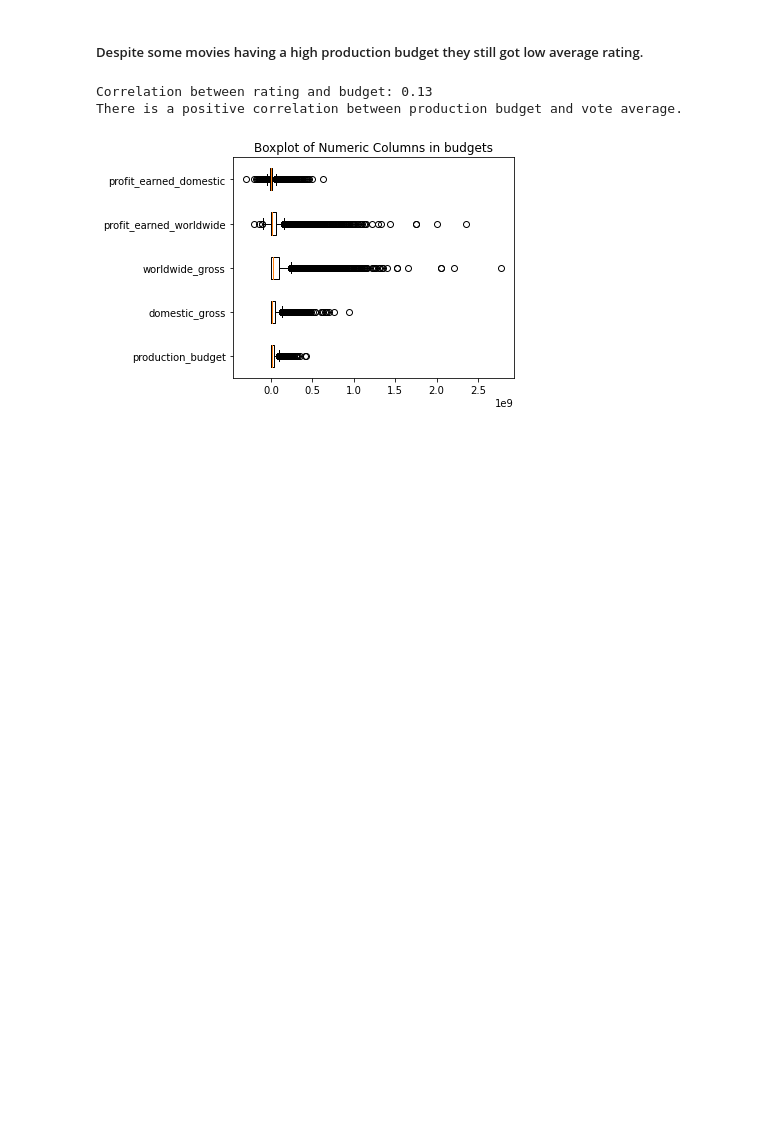
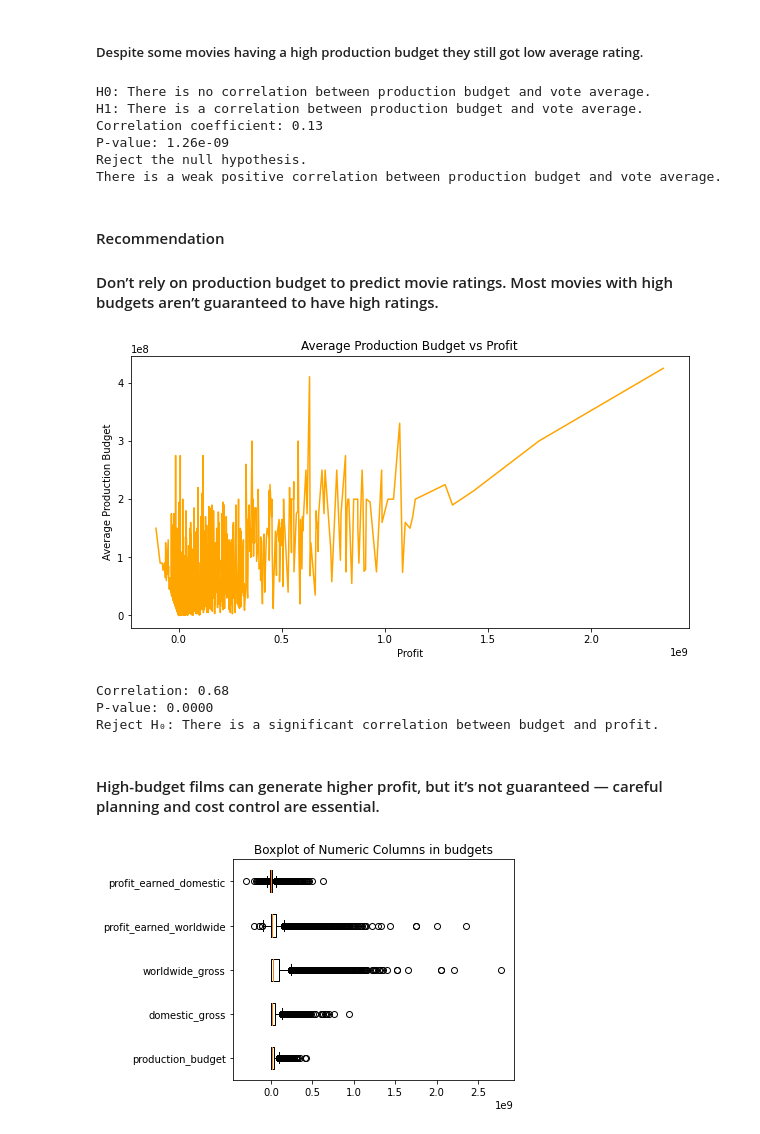
Before and after one commit to Graham-49/Phase2-project, a Jupyter notebook: notebooks/Sharon.ipynb, the cells around one changed output. Cells and saved outputs as stored; diff of their text form; code cells hidden in the pictures; blank space fills up the shorter version.

Commit message:
Hypothesis testing and correlation

```diff
--- a/notebooks/Sharon.ipynb
+++ b/notebooks/Sharon.ipynb
@@ -372,26 +372,71 @@ plt.show()
 # %% [markdown]
 ##### Despite some movies having a high production budget they still got low average rating.
-# %%
-joined_df['production_budget_billion'] = joined_df['production_budget'] / 1e7
-correlation = joined_df['vote_average'].corr(joined_df['production_budget_billion'])
-print(f"Correlation between rating and budget: {correlation:.2f}")
-def correlation_analysis(correlation):
-    """Analyzes and prints the nature of the correlation coefficient."""
-    if correlation > 0:
-        print("There is a positive correlation between production budget and vote average.")
-    elif correlation < 0:
-        print("There is a negative correlation between production budget and vote average.")
-    else:
-        # This case handles an exact 0.0 correlation
-        print("There is no linear correlation between production budget and vote average.")
-correlation_analysis(correlation)
-# %% [output]
-Correlation between rating and budget: 0.13
-There is a positive correlation between production budget and vote average.
+# %%
+def correlation_analysis(h0, h1,x,y, alpha):
+    """Analyzes and prints the nature of the correlation coefficient."""
+    print(f"H0: {h0}")
+    print(f"H1: {h1}")
+    corr, p_value = pearsonr(x, y)
+    print(f"Correlation coefficient: {corr:.2f}")
+    print(f"P-value: {p_value:.2e}")
+    if p_value < alpha:
+        print("Reject the null hypothesis.")
+    else:
+        print("Fail to reject the null hypothesis.")
+    if corr > 0 and corr < 0.5:
+        print("There is a weak positive correlation between production budget and vote average.")
+    elif corr < 0 and corr > -0.5:
+        print("There is a weak negative correlation between production budget and vote average.")
+    else:
+        print("There is no linear correlation between production budget and vote average.")
+correlation_analysis(h0, h1, joined_df['production_budget'], joined_df['vote_average'], alpha=0.05)
+# %% [output]
+H0: There is no correlation between production budget and vote average.
+H1: There is a correlation between production budget and vote average.
+Correlation coefficient: 0.13
+P-value: 1.26e-09
+Reject the null hypothesis.
+There is a weak positive correlation between production budget and vote average.
+# %% [markdown]
+#### Recommendation
+#### Don’t rely on production budget to predict movie ratings. Most movies with high budgets aren’t guaranteed to have high ratings.
 # %%
 # create a `profit_earned ` column form subtracting gross from budget
 budgets['profit_earned_worldwide'] = budgets['worldwide_gross'] - budgets['production_budget']
 budgets['profit_earned_domestic'] = budgets['domestic_gross'] - budgets['production_budget']
+# %%
+# Create a Profit column (worldwide_gross - production_budget)
+joined_df['Profit'] = joined_df['worldwide_gross'] - joined_df['production_budget']
+
+# Now group and plot
+average_budget_profit = joined_df.groupby('Profit')['production_budget'].mean()
+average_budget_profit.plot(kind='line', figsize=(10,5), color='orange')
+plt.title('Average Production Budget vs Profit')
+plt.xlabel('Profit')
+plt.ylabel('Average Production Budget')
+plt.show()
+# %% [output]
+[figure, added]
+# %%
+from scipy.stats import pearsonr
+
+# Hypothesis test
+corr, p_value = pearsonr(joined_df['Profit'], joined_df['production_budget_billion'])
+print(f"Correlation: {corr:.2f}")
+print(f"P-value: {p_value:.4f}")
+
+# Decision
+alpha = 0.05  # significance level
+if p_value < alpha:
+    print("Reject H₀: There is a significant correlation between budget and profit.")
+else:
+    print("Fail to reject H₀: No significant correlation between budget and profit.")
+# %% [output]
+Correlation: 0.68
+P-value: 0.0000
+Reject H₀: There is a significant correlation between budget and profit.
+# %% [markdown]
+#### High-budget films can generate higher profit, but it’s not guaranteed — careful planning and cost control are essential.
 # %%
 # plot the Number data to check on the outliers
 # Select numeric columns
```
Also changed, not shown: parts of 2 cells of this notebook.
